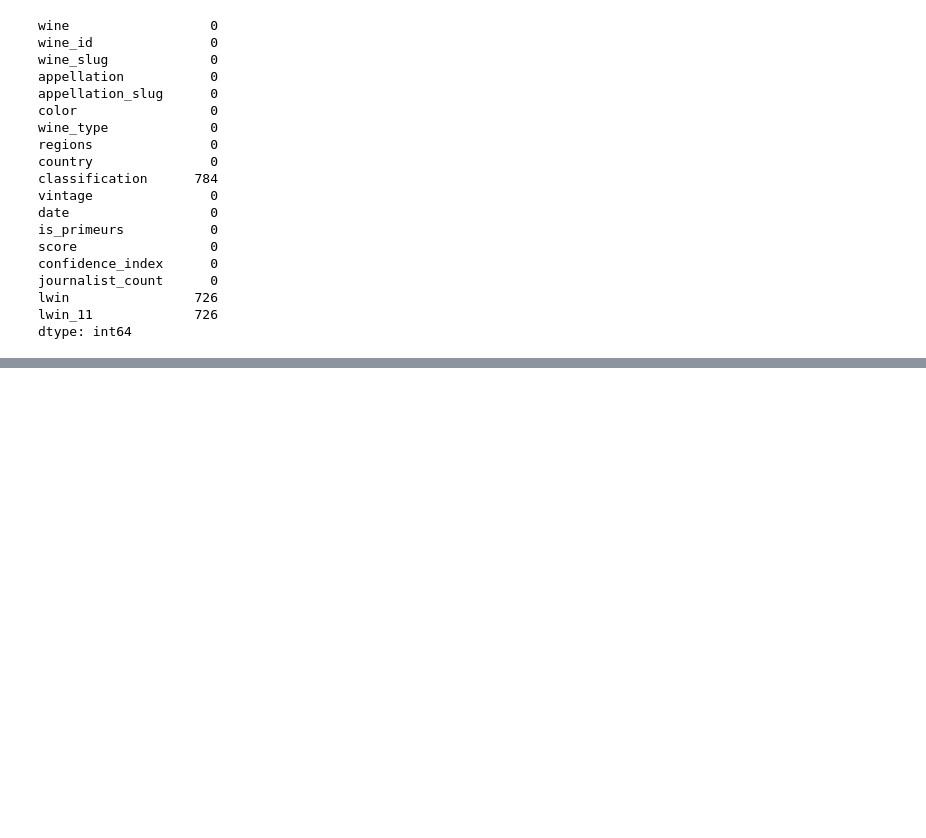
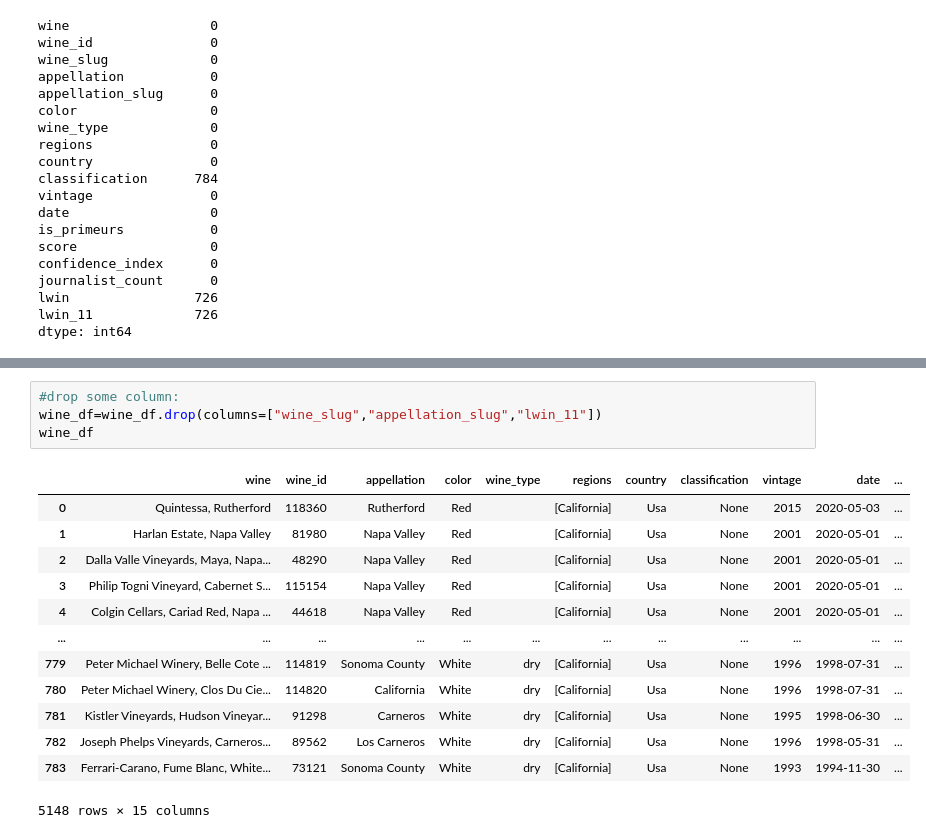
Before and after one commit to ndxn/Partners-in-Wine, a Jupyter notebook: WineGlobalApi.ipynb, the cells around one changed output, grey strips where cells are left out. Cells and saved outputs as stored; diff of their text form; blank space fills up the shorter version.

Commit message:
drop some column

```diff
--- a/WineGlobalApi.ipynb
+++ b/WineGlobalApi.ipynb
@@ -214,0 +214,18 @@ wine_df
+# %%
+#drop some column:
+wine_df=wine_df.drop(columns=["wine_slug","appellation_slug","lwin_11"])
+wine_df
+# %% [output]
+|  | wine | wine_id | appellation | color | wine_type | regions | country | classification | vintage | date | ... |
+| 0 | Quintessa, Rutherford | 118360 | Rutherford | Red |  | [California] | Usa | None | 2015 | 2020-05-03 | ... |
+| 1 | Harlan Estate, Napa Valley | 81980 | Napa Valley | Red |  | [California] | Usa | None | 2001 | 2020-05-01 | ... |
+| 2 | Dalla Valle Vineyards, Maya, Napa... | 48290 | Napa Valley | Red |  | [California] | Usa | None | 2001 | 2020-05-01 | ... |
+| 3 | Philip Togni Vineyard, Cabernet S... | 115154 | Napa Valley | Red |  | [California] | Usa | None | 2001 | 2020-05-01 | ... |
+| 4 | Colgin Cellars, Cariad Red, Napa ... | 44618 | Napa Valley | Red |  | [California] | Usa | None | 2001 | 2020-05-01 | ... |
+| ... | ... | ... | ... | ... | ... | ... | ... | ... | ... | ... | ... |
+| 779 | Peter Michael Winery, Belle Cote ... | 114819 | Sonoma County | White | dry | [California] | Usa | None | 1996 | 1998-07-31 | ... |
+| 780 | Peter Michael Winery, Clos Du Cie... | 114820 | California | White | dry | [California] | Usa | None | 1996 | 1998-07-31 | ... |
+| 781 | Kistler Vineyards, Hudson Vineyar... | 91298 | Carneros | White | dry | [California] | Usa | None | 1995 | 1998-06-30 | ... |
+| 782 | Joseph Phelps Vineyards, Carneros... | 89562 | Los Carneros | White | dry | [California] | Usa | None | 1996 | 1998-05-31 | ... |
+| 783 | Ferrari-Carano, Fume Blanc, White... | 73121 | Sonoma County | White | dry | [California] | Usa | None | 1993 | 1994-11-30 | ... |
+5148 rows × 15 columns
```
Also changed, not shown: parts of 2 cells of this notebook.
